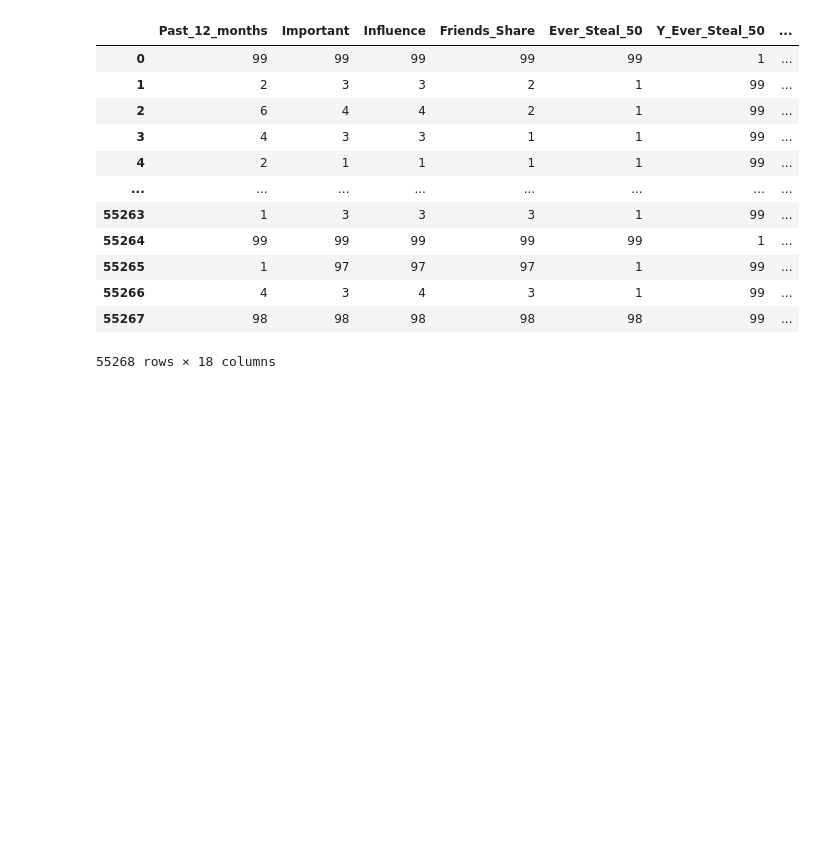
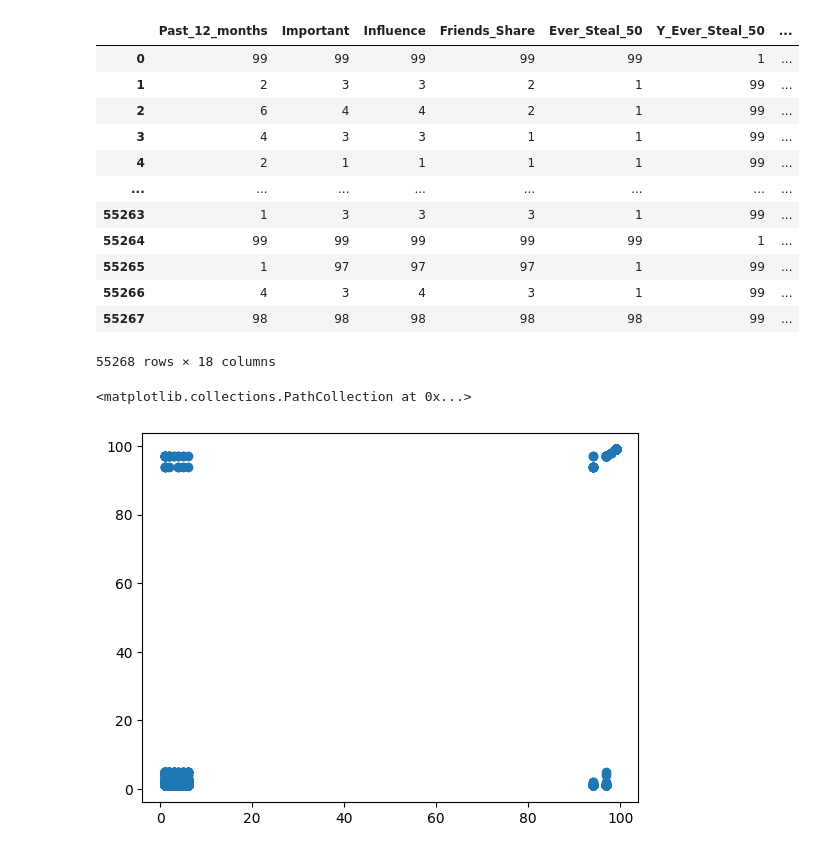
Before and after one commit to zaxiang/DDS_Project, a Jupyter notebook: Religion_Crime_Dataset_Vicky.ipynb, the cells around one changed output. Drawn from its saved outputs; the diff is of its cells as text; code cells hidden in the pictures; blank space fills up the shorter version.

Commit message:
Religion&Crime Subset

```diff
--- a/Religion_Crime_Dataset_Vicky.ipynb
+++ b/Religion_Crime_Dataset_Vicky.ipynb
@@ -95,14 +95,14 @@ crime_df
 | 55267 | 98 | 99 | 98 | 99 | 98 | 98 | 98 | 998 | 99 | 999 | ... |
 55268 rows × 14 columns
 # %%
-religion_crime_df = pd.concat([religion_df, crime_df], axis=1)
-religion_crime_df = religion_crime_df.rename(
+religion_crime = pd.concat([religion_df, crime_df], axis=1)
+religion_crime = religion_crime.rename(
     {"SNYSTOLE": 'Ever_Steal_50', "YEYSTOLE":'Y_Ever_Steal_50',"SNYSELL": 'Sell_Illgal_Drugs',
      "YEYSELL":"Y_Sell_Illgal_Drugs","DRVDONLY":'Drunk_Drive',"TXYRJAIL":"Jail_Treatment_Past_12",
      "TXYRJLAD":"Alc_Drug_Treatment_Ever","LOCJAIL":"Drug_or_Alc_Past_12","ALCJAIL":"Alc_Treatment_Past_12",
      "DRGJAIL":"Drug_Treatment_Past_12","BOOKED":"Ever_Booked_Arrested","NOBOOKY2":"No_times_Arrested_Past_12",
      "YUJVDTON":"Y_Arrested_Past_12", "YUJVDTN2":"Y_No_Nights_Jail"},axis=1)
-religion_crime_df.shape
+religion_crime.shape
 # %% [output]
 (55268, 18)
 # %%
@@ -121,3 +121,8 @@ religion_crime_df
 | 55266 | 4 | 3 | 4 | 3 | 1 | 99 | ... |
 | 55267 | 98 | 98 | 98 | 98 | 98 | 99 | ... |
 55268 rows × 18 columns
+# %%
+plt.scatter(religion_crime["Past_12_months"],religion_crime["Ever_Steal_50"])
+# %% [output]
+<matplotlib.collections.PathCollection at 0x...>
+[figure, added]
```
Also changed, not shown: parts of 6 cells of this notebook.
